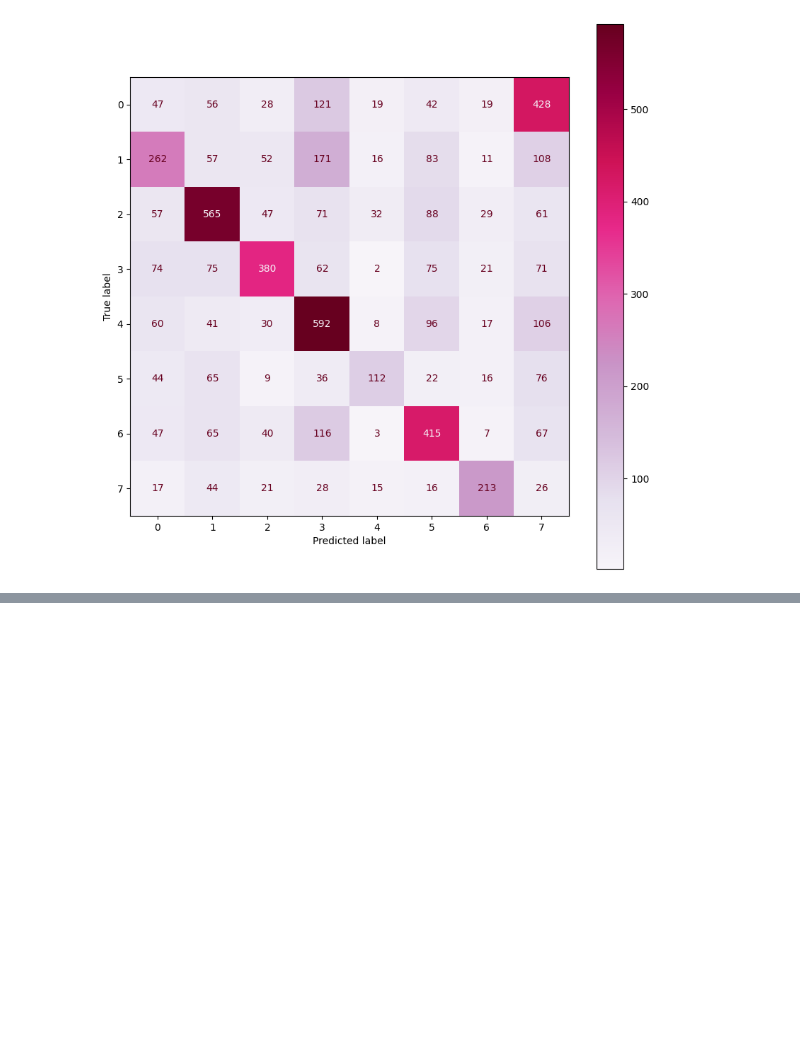
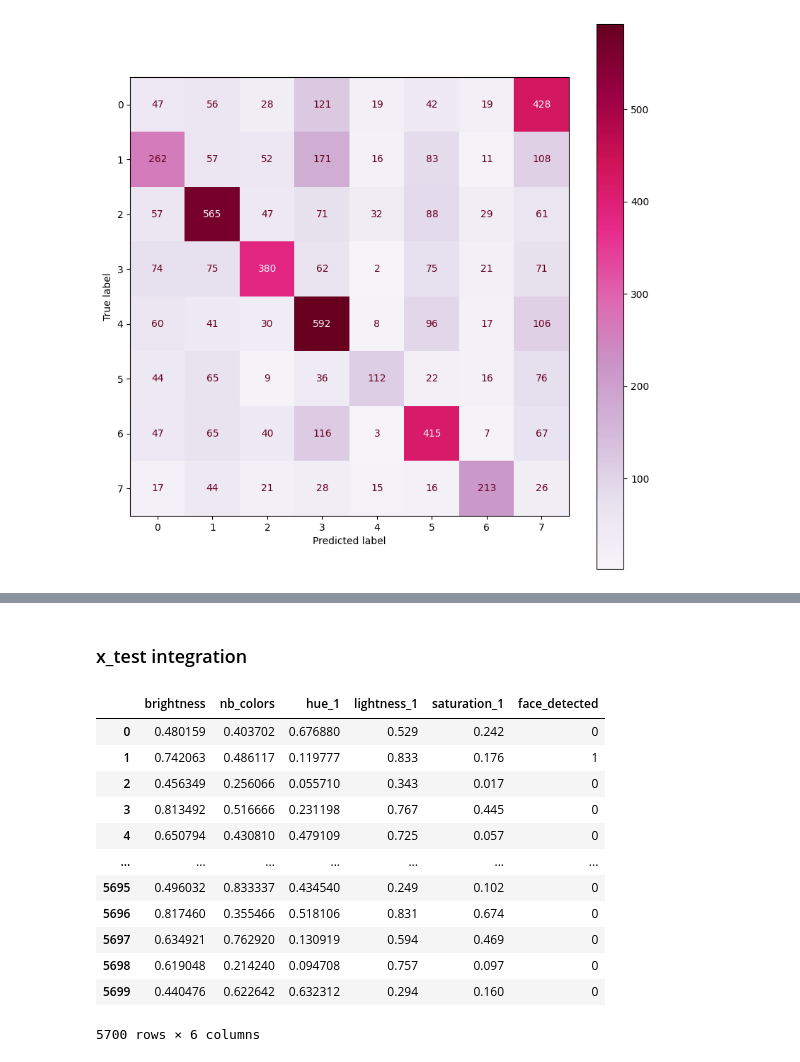
Before and after one commit to NahiaPeschard/wagon_book_cover, a Jupyter notebook: notebooks/elli_google_nlp2.ipynb, the cells around one changed output, grey strips where cells are left out. Saved outputs shown, nothing was run; the diff lists cells and outputs as text; code cells hidden in the pictures; blank space fills up the shorter version.

```diff
--- a/notebooks/elli_google_nlp2.ipynb
+++ b/notebooks/elli_google_nlp2.ipynb
@@ -829,0 +858,22 @@ disp.plot(cmap="PuRd", ax=ax)
+# %%
+X_train_picture_features = pd.read_csv('../raw_data/extracted_features/X_train_picture_features_pp.csv')
+X_test_picture_features = pd.read_csv('../raw_data/extracted_features/X_test_picture_features_pp.csv')
+# %% [markdown]
+### x_test integration
+# %%
+X_test_picture_features = X_test_picture_features.iloc[:,1:]
+X_test_picture_features
+# %% [output]
+|  | brightness | nb_colors | hue_1 | lightness_1 | saturation_1 | face_detected |
+| 0 | 0.480159 | 0.403702 | 0.676880 | 0.529 | 0.242 | 0 |
+| 1 | 0.742063 | 0.486117 | 0.119777 | 0.833 | 0.176 | 1 |
+| 2 | 0.456349 | 0.256066 | 0.055710 | 0.343 | 0.017 | 0 |
+| 3 | 0.813492 | 0.516666 | 0.231198 | 0.767 | 0.445 | 0 |
+| 4 | 0.650794 | 0.430810 | 0.479109 | 0.725 | 0.057 | 0 |
+| ... | ... | ... | ... | ... | ... | ... |
+| 5695 | 0.496032 | 0.833337 | 0.434540 | 0.249 | 0.102 | 0 |
+| 5696 | 0.817460 | 0.355466 | 0.518106 | 0.831 | 0.674 | 0 |
+| 5697 | 0.634921 | 0.762920 | 0.130919 | 0.594 | 0.469 | 0 |
+| 5698 | 0.619048 | 0.214240 | 0.094708 | 0.757 | 0.097 | 0 |
+| 5699 | 0.440476 | 0.622642 | 0.632312 | 0.294 | 0.160 | 0 |
+5700 rows × 6 columns
```
Also changed, not shown: parts of 22 cells of this notebook.
